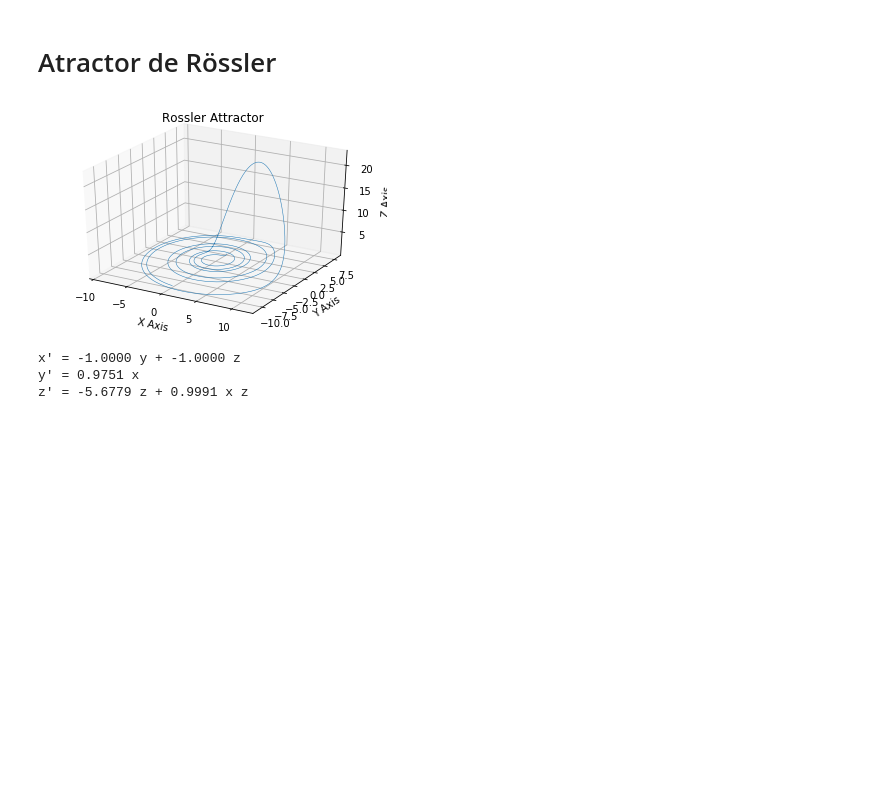
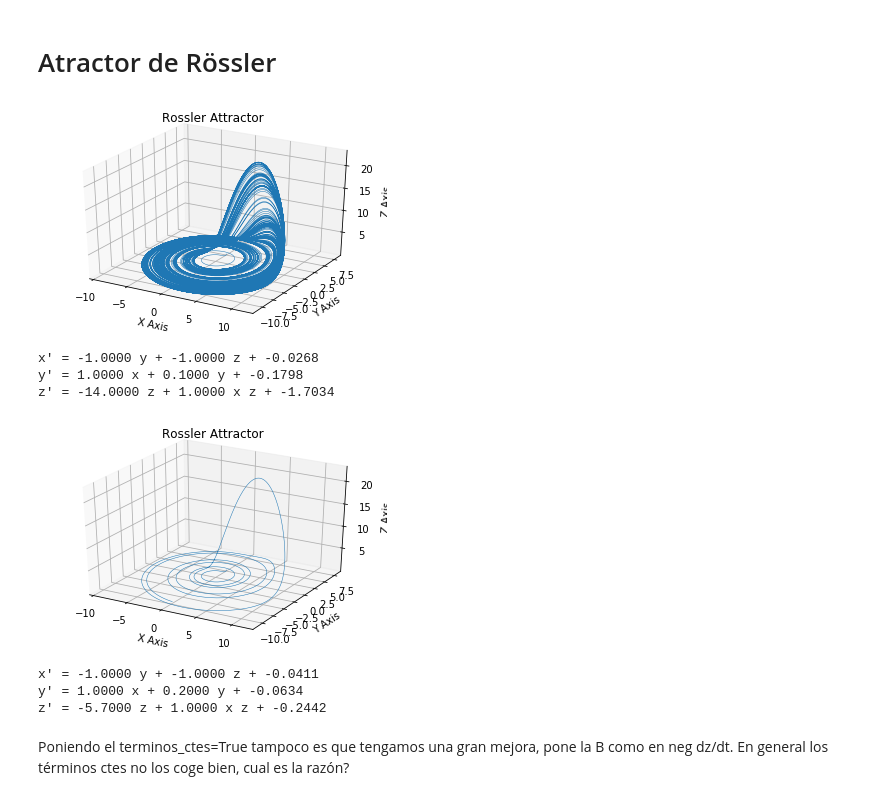
Before and after one commit to meridiaz/id-dispersa-aeronaves, a Jupyter notebook: lorenz/Ejercicio detractor Lorenz.ipynb, the cells around one changed output. Saved outputs shown, nothing was run; the diff lists cells and outputs as text; code cells hidden in the pictures; blank space fills up the shorter version.

```diff
--- a/lorenz/Ejercicio detractor Lorenz.ipynb
+++ b/lorenz/Ejercicio detractor Lorenz.ipynb
@@ -114,7 +114,7 @@ def calculate_data(t_max = 40.0, dt = 0.01, x0_train=[1.0, 1.0, 1.0], a=10.0, b=
 # %% [markdown]
 Intento buscar el máximo de cifras decimales y a partir del decimal número 52 rellena con ceros
 # %%
-def sindy_model(x_train, x_dot_train, poly_order = 4, threshold = 0.2):
+def sindy_model(x_train, x_dot_train, poly_order = 4, threshold = 0.2, terminos_ctes=False):
     # Fit the model, me creo el modelo dinámico
 
      #orden 3 y 4 es el que mejor lo hace
@@ -122,11 +122,11 @@ def sindy_model(x_train, x_dot_train, poly_order = 4, threshold = 0.2):
 
     #pysindy calcula las ecs que gobierna el movimiento
     model = ps.SINDy(
-        optimizer=ps.STLSQ(threshold=threshold, normalize=True),
+        optimizer=ps.STLSQ(threshold=threshold, normalize=True, fit_intercept=terminos_ctes),
         feature_library=ps.PolynomialLibrary(degree=poly_order),#ps.FourierLibrary(n_frequencies=2),#
         feature_names=['x', 'y', 'z'],
 
-        #fit_intercept=True,
+        #
     )
 
     #la doc dice que en t hay que poner el time step
@@ -584,11 +585,20 @@ def calculate_data_rossler(t_max = 40.0, dt = 0.01, x0_train=[1.0, 1.0, 1.0], a=
     plt.show()
 
     return x_train, x_dot_train_measured
-# %%
-x_train, x_dot_train = calculate_data_rossler()
-model = sindy_model(x_train, x_dot_train)
-# %% [output]
-[figure, removed]
-x' = -1.0000 y + -1.0000 z
-y' = 0.9751 x
-z' = -5.6779 z + 0.9991 x z
+# %%
+x_train, x_dot_train = calculate_data_rossler(a=0.1, b=0.1, c=14, t_max=1000)
+model = sindy_model(x_train, x_dot_train, terminos_ctes=True)
+
+x_train, x_dot_train = calculate_data_rossler(a=0.2, b=0.2, c=5.7)
+model = sindy_model(x_train, x_dot_train, terminos_ctes=True)
+# %% [output]
+[figure, added]
+x' = -1.0000 y + -1.0000 z + -0.0268
+y' = 1.0000 x + 0.1000 y + -0.1798
+z' = -14.0000 z + 1.0000 x z + -1.7034
+[figure, added]
+x' = -1.0000 y + -1.0000 z + -0.0411
+y' = 1.0000 x + 0.2000 y + -0.0634
+z' = -5.7000 z + 1.0000 x z + -0.2442
+# %% [markdown]
+Poniendo el terminos_ctes=True tampoco es que tengamos una gran mejora, pone la B como en neg dz/dt. En general los términos ctes no los coge bien, cual es la razón?
```
Also changed, not shown: parts of 1 cell of this notebook.
